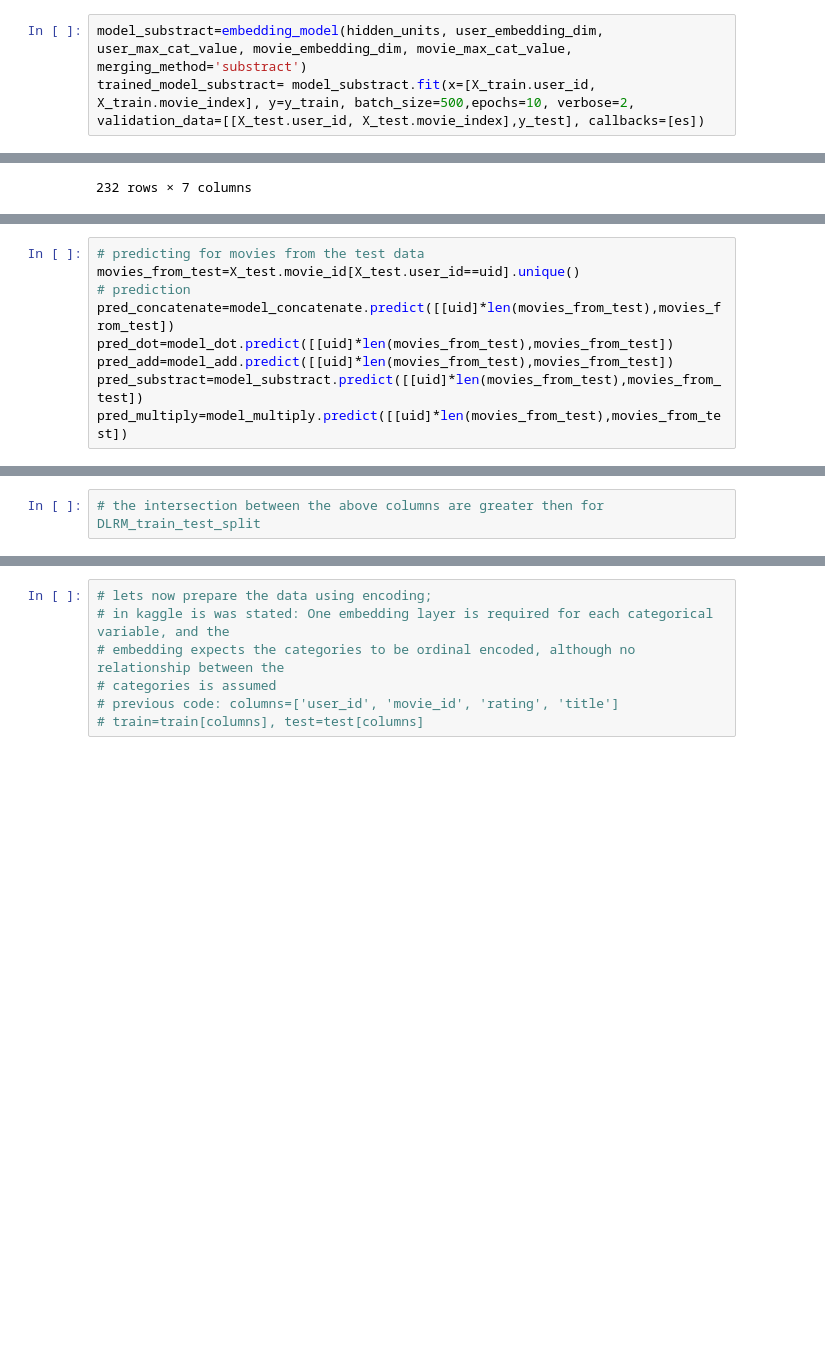
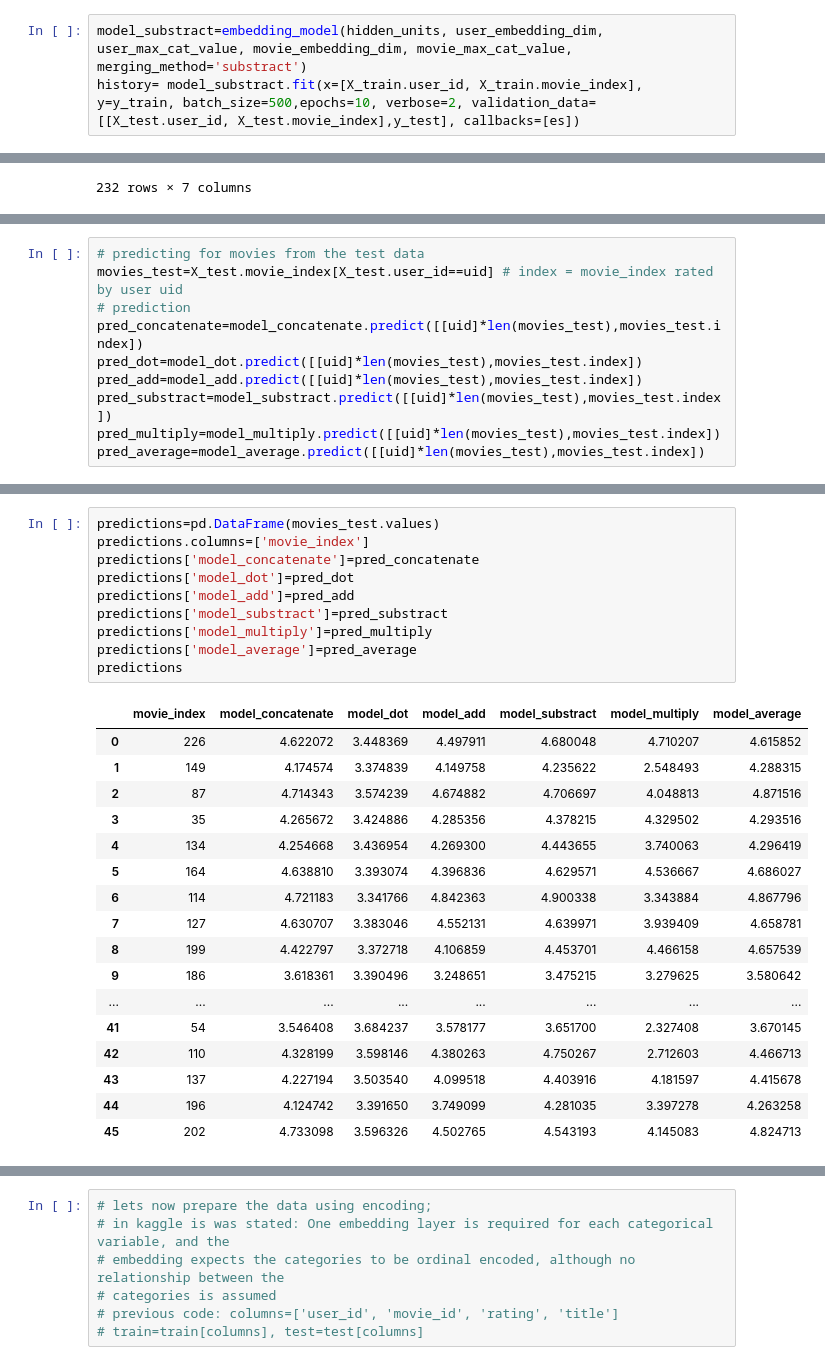
Before and after one commit to elenacramer/DLRM-with-Keras-for-movielens-dataset, a Jupyter notebook: DLRM_train_test_spit_enc.ipynb, the cells around one changed output, grey strips where cells are left out. Cells and saved outputs as stored; diff of their text form; blank space fills up the shorter version.

```diff
--- a/DLRM_train_test_spit_enc.ipynb
+++ b/DLRM_train_test_spit_enc.ipynb
@@ -153,6 +177,6 @@ Epoch 5/10
 # %%
 model_substract=embedding_model(hidden_units, user_embedding_dim, user_max_cat_value, movie_embedding_dim, movie_max_cat_value, merging_method='substract')
-trained_model_substract= model_substract.fit(x=[X_train.user_id, X_train.movie_index], y=y_train, batch_size=500,epochs=10, verbose=2, validation_data=[[X_test.user_id, X_test.movie_index],y_test], callbacks=[es])
+history= model_substract.fit(x=[X_train.user_id, X_train.movie_index], y=y_train, batch_size=500,epochs=10, verbose=2, validation_data=[[X_test.user_id, X_test.movie_index],y_test], callbacks=[es])
 # %% [output]
 Train on 75627 samples, validate on 25209 samples
 Epoch 1/10
@@ -212,9 +342,10 @@ User #1 has rated 232 movies (avg. rating = 4.4):
 # %%
 # predicting for movies from the test data
-movies_from_test=X_test.movie_id[X_test.user_id==uid].unique()
+movies_test=X_test.movie_index[X_test.user_id==uid] # index = movie_index rated by user uid
 # prediction
-pred_concatenate=model_concatenate.predict([[uid]*len(movies_from_test),movies_from_test])
-pred_dot=model_dot.predict([[uid]*len(movies_from_test),movies_from_test])
-pred_add=model_add.predict([[uid]*len(movies_from_test),movies_from_test])
-pred_substract=model_substract.predict([[uid]*len(movies_from_test),movies_from_test])
-pred_multiply=model_multiply.predict([[uid]*len(movies_from_test),movies_from_test])
+pred_concatenate=model_concatenate.predict([[uid]*len(movies_test),movies_test.index])
+pred_dot=model_dot.predict([[uid]*len(movies_test),movies_test.index])
+pred_add=model_add.predict([[uid]*len(movies_test),movies_test.index])
+pred_substract=model_substract.predict([[uid]*len(movies_test),movies_test.index])
+pred_multiply=model_multiply.predict([[uid]*len(movies_test),movies_test.index])
+pred_average=model_average.predict([[uid]*len(movies_test),movies_test.index])
@@ -252,2 +352,28 @@ pd.DataFrame({'top5_model_concatenate': top5_model_concatenate_test.values, 'top
-# %%
-# the intersection between the above columns are greater then for DLRM_train_test_split
+# %%
+predictions=pd.DataFrame(movies_test.values)
+predictions.columns=['movie_index']
+predictions['model_concatenate']=pred_concatenate
+predictions['model_dot']=pred_dot
+predictions['model_add']=pred_add
+predictions['model_substract']=pred_substract
+predictions['model_multiply']=pred_multiply
+predictions['model_average']=pred_average
+predictions
+# %% [output]
+|  | movie_index | model_concatenate | model_dot | model_add | model_substract | model_multiply | model_average |
+| 0 | 226 | 4.622072 | 3.448369 | 4.497911 | 4.680048 | 4.710207 | 4.615852 |
+| 1 | 149 | 4.174574 | 3.374839 | 4.149758 | 4.235622 | 2.548493 | 4.288315 |
+| 2 | 87 | 4.714343 | 3.574239 | 4.674882 | 4.706697 | 4.048813 | 4.871516 |
+| 3 | 35 | 4.265672 | 3.424886 | 4.285356 | 4.378215 | 4.329502 | 4.293516 |
+| 4 | 134 | 4.254668 | 3.436954 | 4.269300 | 4.443655 | 3.740063 | 4.296419 |
+| 5 | 164 | 4.638810 | 3.393074 | 4.396836 | 4.629571 | 4.536667 | 4.686027 |
+| 6 | 114 | 4.721183 | 3.341766 | 4.842363 | 4.900338 | 3.343884 | 4.867796 |
+| 7 | 127 | 4.630707 | 3.383046 | 4.552131 | 4.639971 | 3.939409 | 4.658781 |
+| 8 | 199 | 4.422797 | 3.372718 | 4.106859 | 4.453701 | 4.466158 | 4.657539 |
+| 9 | 186 | 3.618361 | 3.390496 | 3.248651 | 3.475215 | 3.279625 | 3.580642 |
+| ... | ... | ... | ... | ... | ... | ... | ... |
+| 41 | 54 | 3.546408 | 3.684237 | 3.578177 | 3.651700 | 2.327408 | 3.670145 |
+| 42 | 110 | 4.328199 | 3.598146 | 4.380263 | 4.750267 | 2.712603 | 4.466713 |
+| 43 | 137 | 4.227194 | 3.503540 | 4.099518 | 4.403916 | 4.181597 | 4.415678 |
+| 44 | 196 | 4.124742 | 3.391650 | 3.749099 | 4.281035 | 3.397278 | 4.263258 |
+| 45 | 202 | 4.733098 | 3.596326 | 4.502765 | 4.543193 | 4.145083 | 4.824713 |
```
Also changed, not shown: parts of 46 cells of this notebook, 1 other file.
